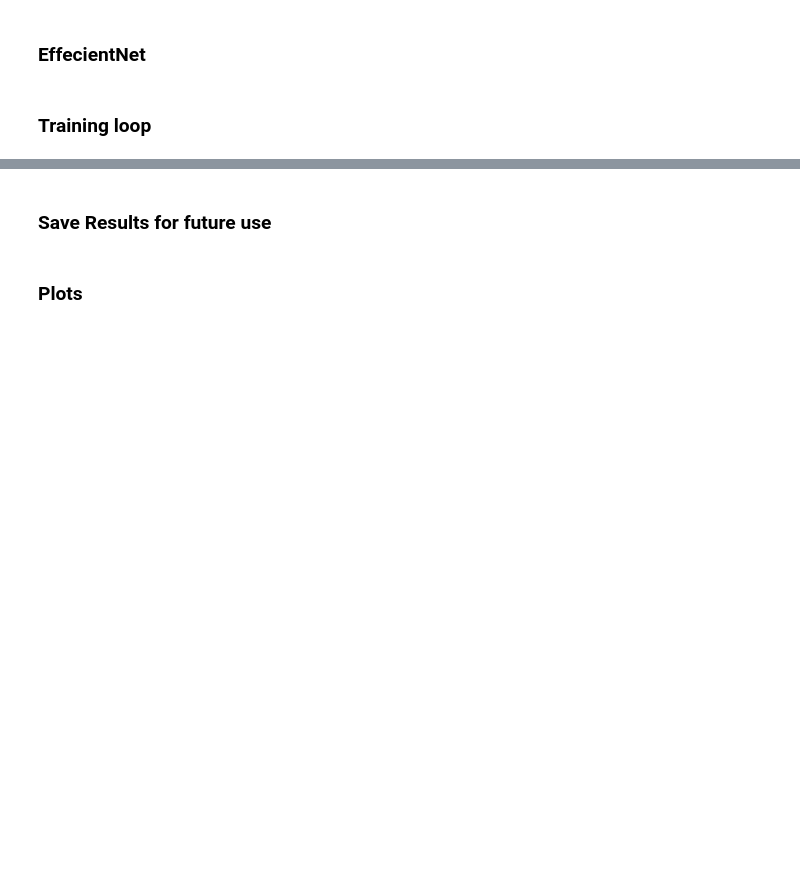
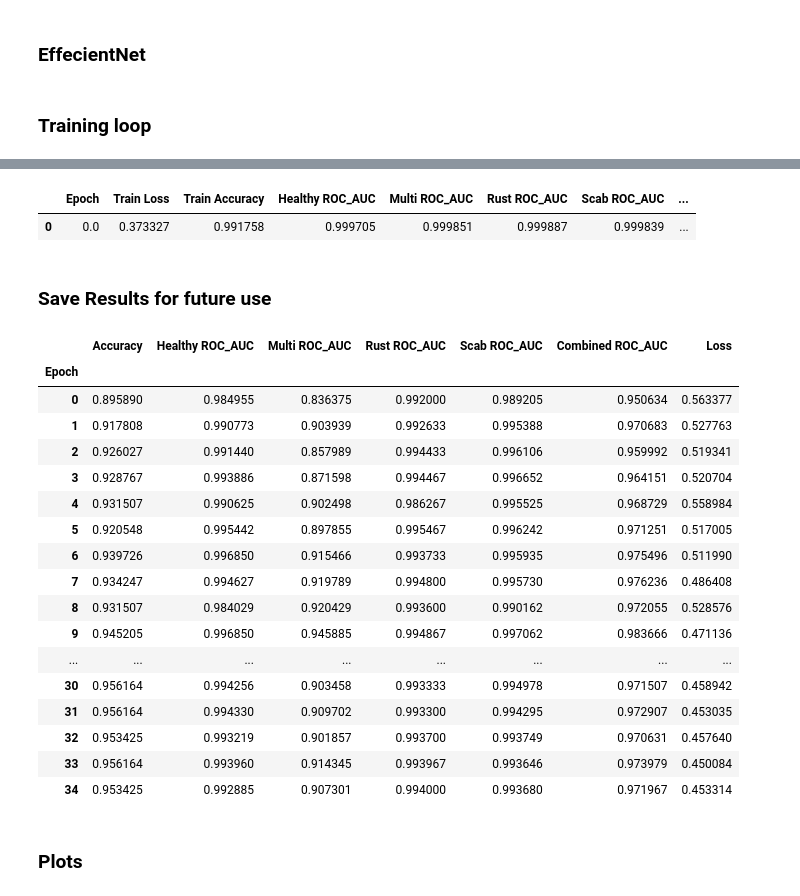
Before and after one commit to AnishWalawalkar/plant-pathology, a Jupyter notebook: Plant Pathology.ipynb, the cells around one changed output, grey strips where cells are left out. Cells and saved outputs as stored; diff of their text form; code cells hidden in the pictures; blank space fills up the shorter version.

Commit message:
model model depends on combined ROC_AUC

```diff
--- a/Plant Pathology.ipynb
+++ b/Plant Pathology.ipynb
@@ -113,7 +115,7 @@ fig.savefig('example.jpg')
 ### Initialization
 # %%
 BATCH_SIZE = 16
-NUM_EPOCHS = 2
+NUM_EPOCHS = 35
 TRAIN_SIZE = train_labels.shape[0]
 VALID_SIZE = valid_labels.shape[0]
 # %%
@@ -199,10 +219,11 @@ model.to(device)
 # %%
 best_model = None
-best_val_acc = float('-inf')
+best_combined_roc_auc = float('-inf')
 
-now = datetime.now().strftime("%m_%d_%Y")
-checkpoint = Path(f'model_checkpoints_{now}/')
-checkpoint.mkdir(exist_ok=True)
+# now = datetime.now().strftime("%m_%d_%Y")
+Path(f'model_checkpoints/{model.__class__.__name__}').mkdir(parents=True, exist_ok=True)
+checkpoint = Path(f'model_checkpoints/{model.__class__.__name__}')
+# checkpoint.mkdir(exist_ok=True)
 
 for epoch in range(NUM_EPOCHS):
 
@@ -215,14 +236,17 @@ for epoch in range(NUM_EPOCHS):
     train_acc.append(ta)
     val_acc.append(va)
 
-    if va[0] > best_val_acc:
-        best_val_acc = va[0]
+    if va[-1] > best_val_acc:
+        best_combined_roc_auc = va[-1]
         best_model = model
 
     if (epoch+1)%10==0:
-        torch.save(model.state_dict(), checkpoint/f'{model.__class__.__name__}_epoch_{epoch}_{loss_fn.__class__.__name__}.pt')
+        torch.save(model.state_dict(), checkpoint/f'epoch_{epoch}_{loss_fn.__class__.__name__}.pt')
 
-torch.save(best_model.state_dict(), checkpoint/f'{model.__class__.__name__}_best_{loss_fn.__class__.__name__}.pt')
+torch.save(best_model.state_dict(), checkpoint/f'best_{loss_fn.__class__.__name__}.pt')
+# %% [output]
+|  | Epoch | Train Loss | Train Accuracy | Healthy ROC_AUC | Multi ROC_AUC | Rust ROC_AUC | Scab ROC_AUC | ... |
+| 0 | 0.0 | 0.373327 | 0.991758 | 0.999705 | 0.999851 | 0.999887 | 0.999839 | ... |
 # %%
 train_acc = np.array(train_acc)
 val_acc = np.array(val_acc)
@@ -238,6 +262,27 @@ val_results = pd.DataFrame(val_acc)
 val_results['Loss'] = valid_loss
 val_results.columns = ['Accuracy', 'Healthy ROC_AUC', 'Multi ROC_AUC', 'Rust ROC_AUC', 'Scab ROC_AUC', 'Combined ROC_AUC', 'Loss']
 val_results.index.name = 'Epoch'
+# %%
+val_results
+# %% [output]
+|  | Accuracy | Healthy ROC_AUC | Multi ROC_AUC | Rust ROC_AUC | Scab ROC_AUC | Combined ROC_AUC | Loss |
+| Epoch |  |  |  |  |  |  |  |
+| 0 | 0.895890 | 0.984955 | 0.836375 | 0.992000 | 0.989205 | 0.950634 | 0.563377 |
+| 1 | 0.917808 | 0.990773 | 0.903939 | 0.992633 | 0.995388 | 0.970683 | 0.527763 |
+| 2 | 0.926027 | 0.991440 | 0.857989 | 0.994433 | 0.996106 | 0.959992 | 0.519341 |
+| 3 | 0.928767 | 0.993886 | 0.871598 | 0.994467 | 0.996652 | 0.964151 | 0.520704 |
+| 4 | 0.931507 | 0.990625 | 0.902498 | 0.986267 | 0.995525 | 0.968729 | 0.558984 |
+| 5 | 0.920548 | 0.995442 | 0.897855 | 0.995467 | 0.996242 | 0.971251 | 0.517005 |
+| 6 | 0.939726 | 0.996850 | 0.915466 | 0.993733 | 0.995935 | 0.975496 | 0.511990 |
+| 7 | 0.934247 | 0.994627 | 0.919789 | 0.994800 | 0.995730 | 0.976236 | 0.486408 |
+| 8 | 0.931507 | 0.984029 | 0.920429 | 0.993600 | 0.990162 | 0.972055 | 0.528576 |
+| 9 | 0.945205 | 0.996850 | 0.945885 | 0.994867 | 0.997062 | 0.983666 | 0.471136 |
+| ... | ... | ... | ... | ... | ... | ... | ... |
+| 30 | 0.956164 | 0.994256 | 0.903458 | 0.993333 | 0.994978 | 0.971507 | 0.458942 |
+| 31 | 0.956164 | 0.994330 | 0.909702 | 0.993300 | 0.994295 | 0.972907 | 0.453035 |
+| 32 | 0.953425 | 0.993219 | 0.901857 | 0.993700 | 0.993749 | 0.970631 | 0.457640 |
+| 33 | 0.956164 | 0.993960 | 0.914345 | 0.993967 | 0.993646 | 0.973979 | 0.450084 |
+| 34 | 0.953425 | 0.992885 | 0.907301 | 0.994000 | 0.993680 | 0.971967 | 0.453314 |
 # %%
 Path(f'model_results/{best_model.__class__.__name__}').mkdir(parents=True, exist_ok=True)
 results_folder = Path(f'model_results/{best_model.__class__.__name__}')
```
Also changed, not shown: parts of 5 cells of this notebook.
